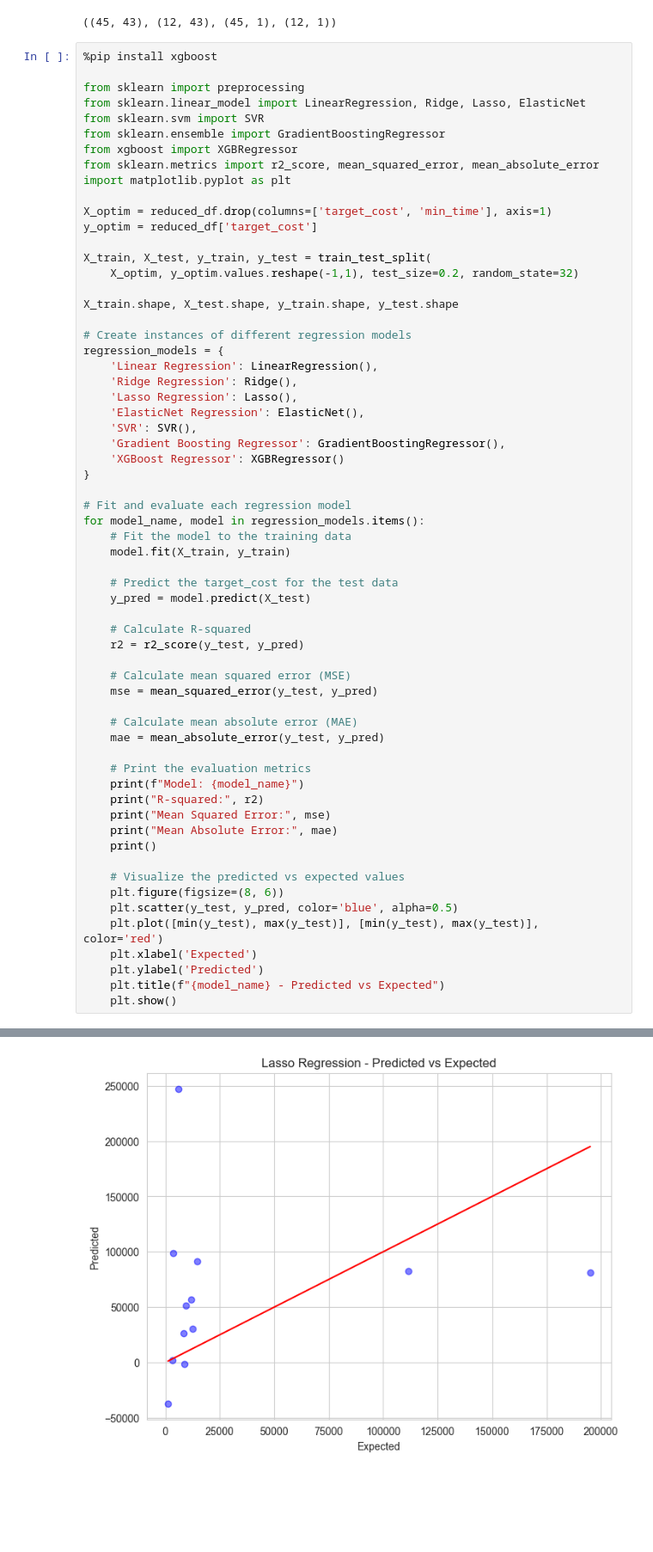
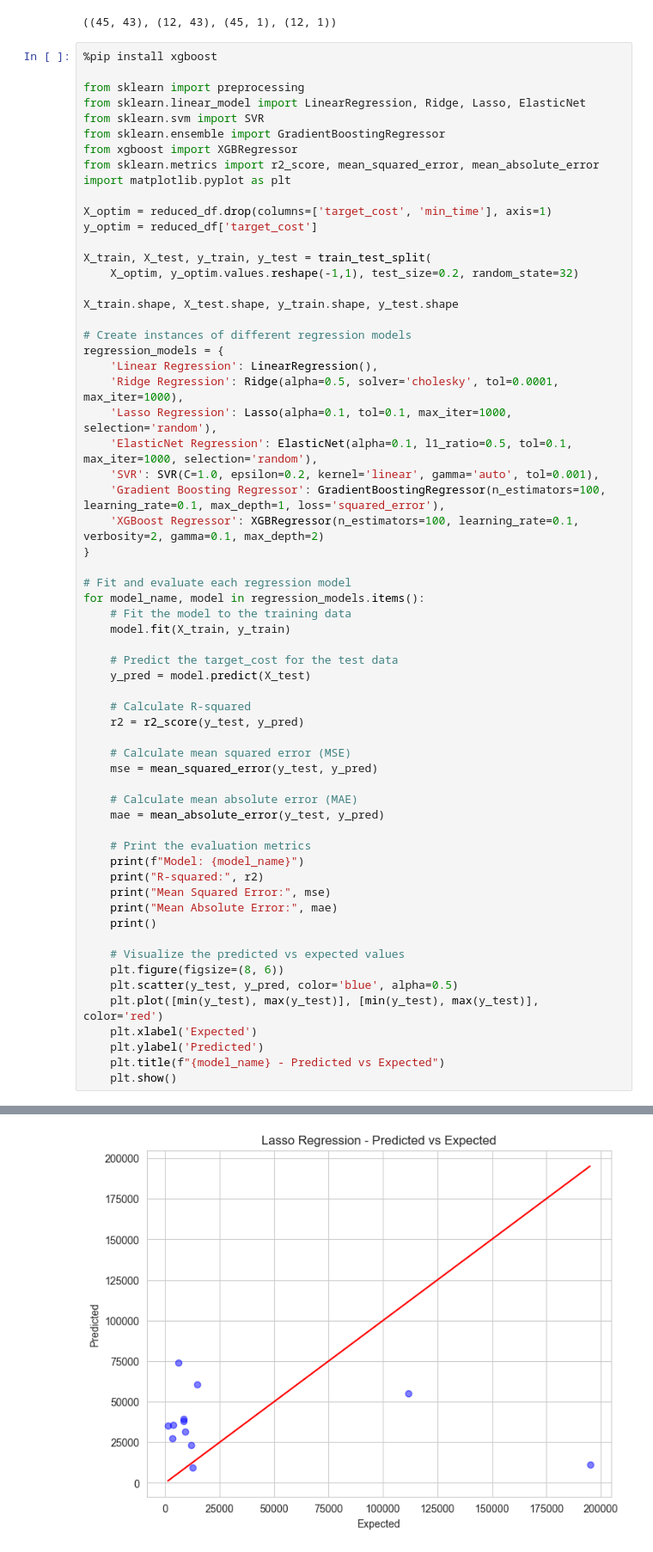
Before and after one commit to vy2388/hurricaneKatrina, a Jupyter notebook: Vlad/Vlad_Modeling/vy_modeling.ipynb, the cells around one changed output, grey strips where cells are left out. Shown at 86% size. Saved outputs shown, nothing was run; the diff lists cells and outputs as text; blank space fills up the shorter version.

```diff
--- a/Vlad/Vlad_Modeling/vy_modeling.ipynb
+++ b/Vlad/Vlad_Modeling/vy_modeling.ipynb
@@ -874,12 +874,12 @@ X_train.shape, X_test.shape, y_train.shape, y_test.shape
 # Create instances of different regression models
 regression_models = {
     'Linear Regression': LinearRegression(),
-    'Ridge Regression': Ridge(),
-    'Lasso Regression': Lasso(),
-    'ElasticNet Regression': ElasticNet(),
-    'SVR': SVR(),
-    'Gradient Boosting Regressor': GradientBoostingRegressor(),
-    'XGBoost Regressor': XGBRegressor()
+    'Ridge Regression': Ridge(alpha=0.5, solver='cholesky', tol=0.0001, max_iter=1000),
+    'Lasso Regression': Lasso(alpha=0.1, tol=0.1, max_iter=1000, selection='random'),
+    'ElasticNet Regression': ElasticNet(alpha=0.1, l1_ratio=0.5, tol=0.1, max_iter=1000, selection='random'),
+    'SVR': SVR(C=1.0, epsilon=0.2, kernel='linear', gamma='auto', tol=0.001),
+    'Gradient Boosting Regressor': GradientBoostingRegressor(n_estimators=100, learning_rate=0.1, max_depth=1, loss='squared_error'),
+    'XGBoost Regressor': XGBRegressor(n_estimators=100, learning_rate=0.1, verbosity=2, gamma=0.1, max_depth=2)
 }
 
 # Fit and evaluate each regression model
@@ -937,2 +937,2 @@ Mean Absolute Error: 60707.08689945719
-[figure, old version]
+[figure, new version]
 Model: ElasticNet Regression
```
Also changed, not shown: parts of 1 cell of this notebook.
